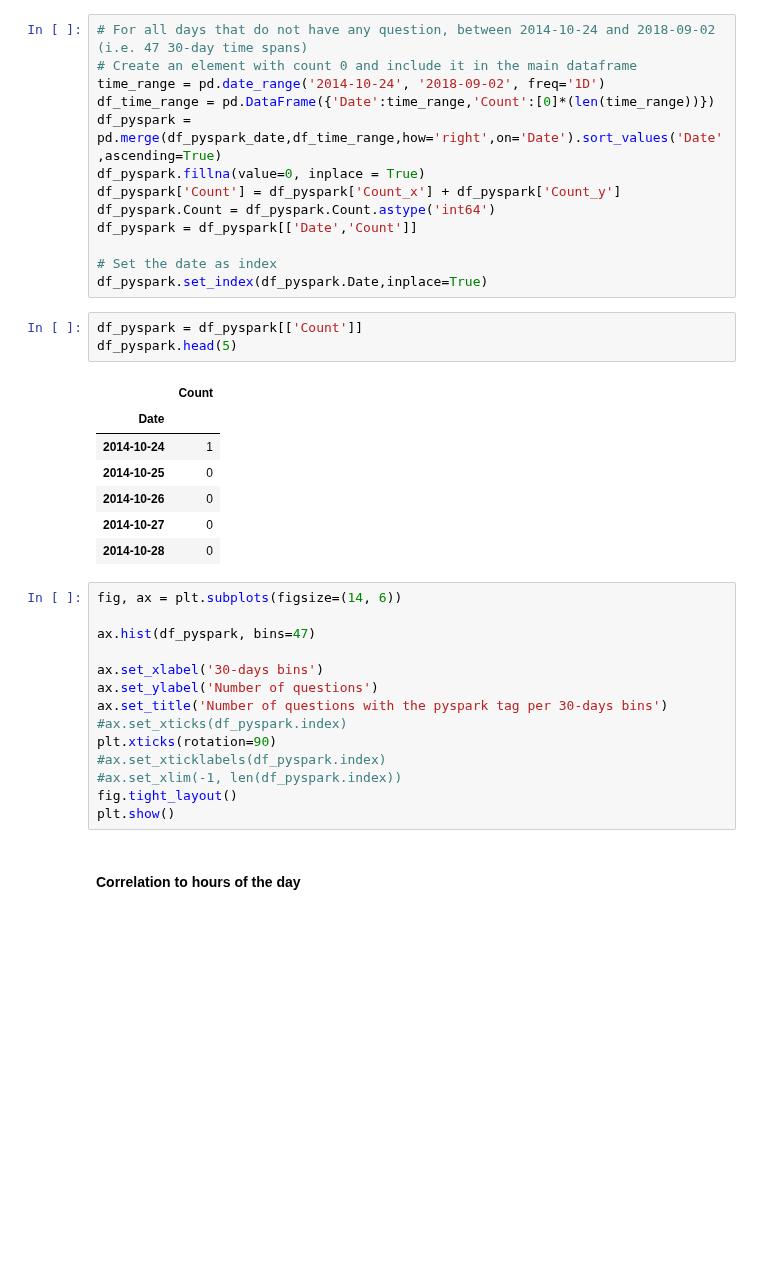
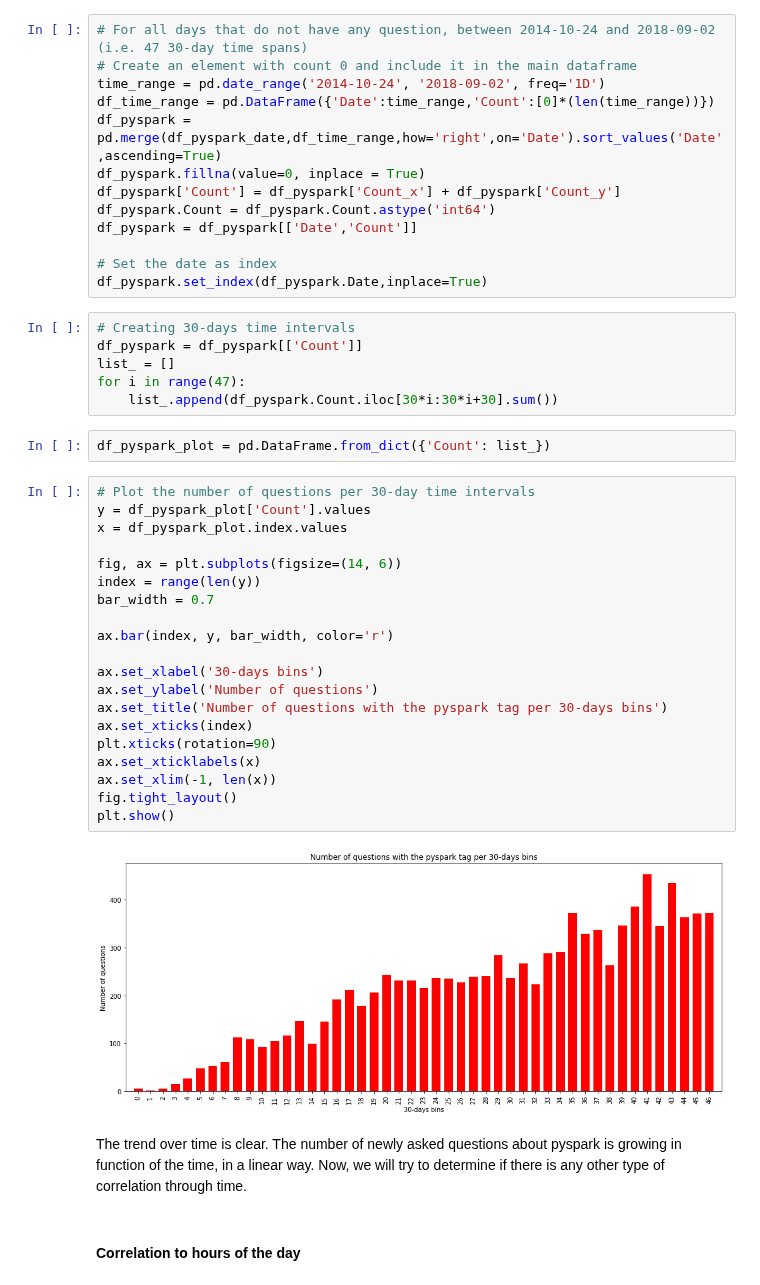
Before and after one commit to vbruttin/ada_homeworks, a Jupyter notebook: Homework3.ipynb, the cells around one changed output. Saved outputs shown, nothing was run; the diff lists cells and outputs as text; blank space fills up the shorter version.

```diff
--- a/Homework3.ipynb
+++ b/Homework3.ipynb
@@ -662,31 +673,38 @@ df_pyspark = df_pyspark[['Date','Count']]
 
 # Set the date as index
 df_pyspark.set_index(df_pyspark.Date,inplace=True)
-# %%
-df_pyspark = df_pyspark[['Count']]
-df_pyspark.head(5)
-# %% [output]
-|  | Count |
-| Date |  |
-| 2014-10-24 | 1 |
-| 2014-10-25 | 0 |
-| 2014-10-26 | 0 |
-| 2014-10-27 | 0 |
-| 2014-10-28 | 0 |
+# %%
+# Creating 30-days time intervals
+df_pyspark = df_pyspark[['Count']]
+list_ = []
+for i in range(47):
+    list_.append(df_pyspark.Count.iloc[30*i:30*i+30].sum())
+# %%
+df_pyspark_plot = pd.DataFrame.from_dict({'Count': list_})
 # %%
+# Plot the number of questions per 30-day time intervals
+y = df_pyspark_plot['Count'].values
+x = df_pyspark_plot.index.values
+
 fig, ax = plt.subplots(figsize=(14, 6))
+index = range(len(y))
+bar_width = 0.7
 
-ax.hist(df_pyspark, bins=47)
+ax.bar(index, y, bar_width, color='r')
 
 ax.set_xlabel('30-days bins')
 ax.set_ylabel('Number of questions')
 ax.set_title('Number of questions with the pyspark tag per 30-days bins')
-#ax.set_xticks(df_pyspark.index)
+ax.set_xticks(index)
 plt.xticks(rotation=90)
-#ax.set_xticklabels(df_pyspark.index)
-#ax.set_xlim(-1, len(df_pyspark.index))
+ax.set_xticklabels(x)
+ax.set_xlim(-1, len(x))
 fig.tight_layout()
 plt.show()
+# %% [output]
+[figure, added]
+# %% [markdown]
+The trend over time is clear. The number of newly asked questions about pyspark is growing in function of the time, in a linear way. Now, we will try to determine if there is any other type of correlation through time.
 # %% [markdown]
 #### Correlation to hours of the day
 # %%
```
Also changed, not shown: parts of 10 cells of this notebook.
